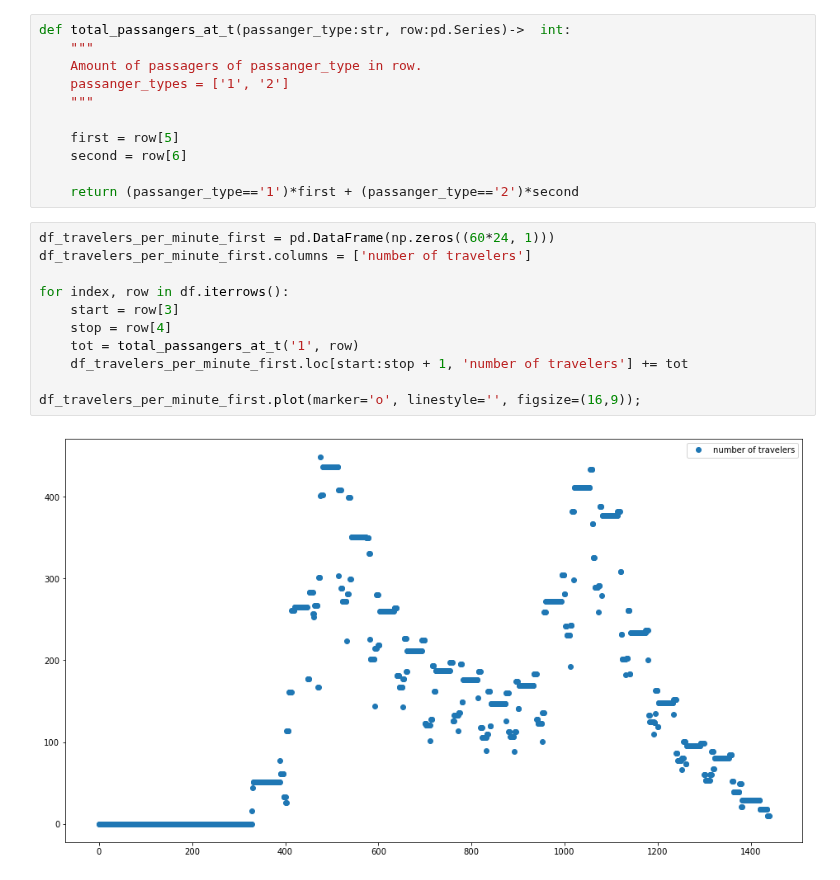
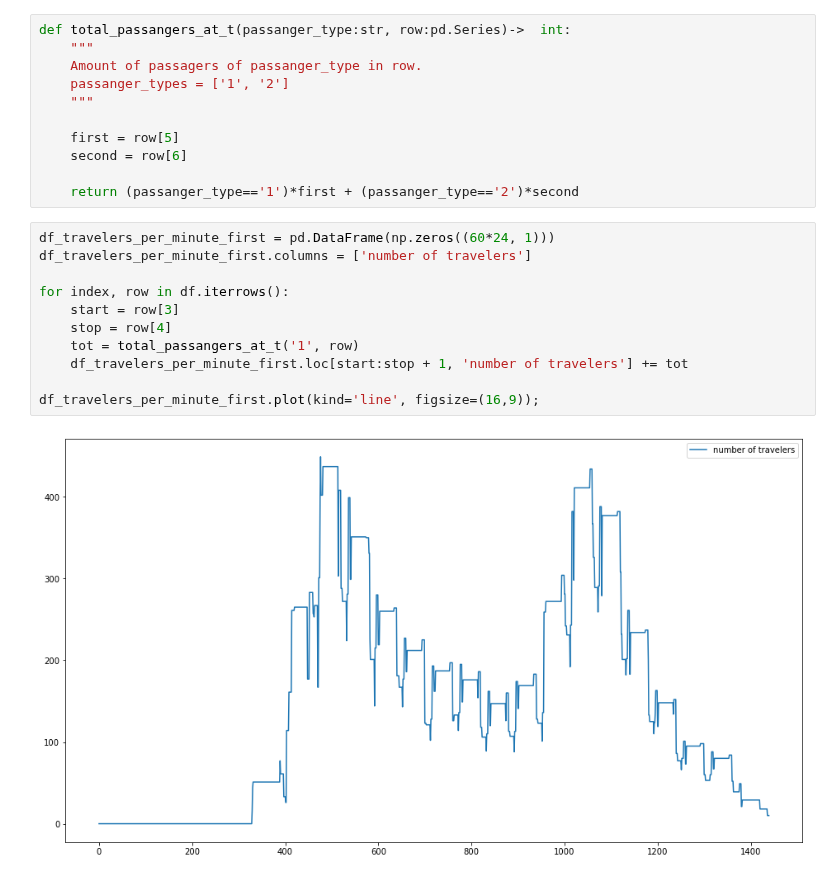
Before and after one commit to Sun-flowerSamurai/train-modelling, a Jupyter notebook: loading_train_data.ipynb, the cells around one changed output. Drawn from its saved outputs; the diff is of its cells as text.

Commit message:
Changed the appearance of the plots

```diff
--- a/loading_train_data.ipynb
+++ b/loading_train_data.ipynb
@@ -76,16 +76,16 @@ def total_passangers_at_t(passanger_type:str, row:pd.Series)->  int:
 # %%
 df_travelers_per_minute_first = pd.DataFrame(np.zeros((60*24, 1)))
 df_travelers_per_minute_first.columns = ['number of travelers']
 
 for index, row in df.iterrows():
     start = row[3]
     stop = row[4]
     tot = total_passangers_at_t('1', row)
     df_travelers_per_minute_first.loc[start:stop + 1, 'number of travelers'] += tot
 
-df_travelers_per_minute_first.plot(marker='o', linestyle='', figsize=(16,9));
+df_travelers_per_minute_first.plot(kind='line', figsize=(16,9));
 # %% [output]
-[figure, old version]
+[figure, new version]
 # %%
 df_travelers_per_minute_second = pd.DataFrame(np.zeros((60*24, 1)))
 df_travelers_per_minute_second.columns = ['number of travelers']
```
Also changed, not shown: parts of 1 cell of this notebook.
